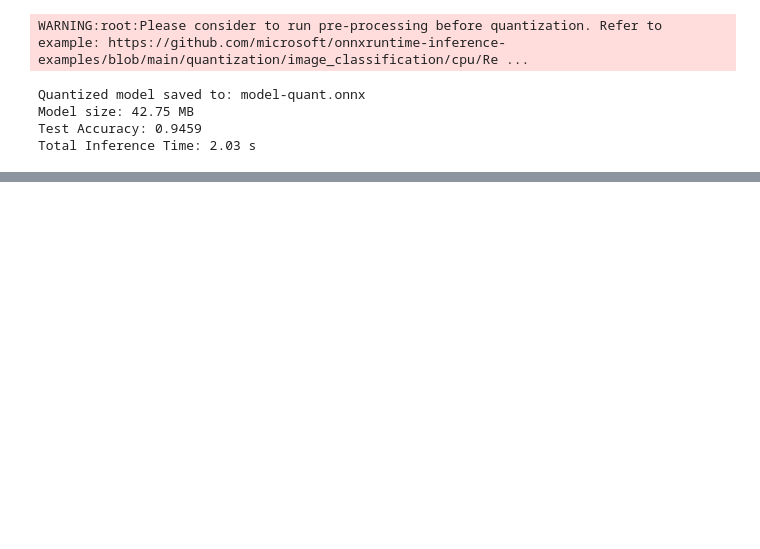
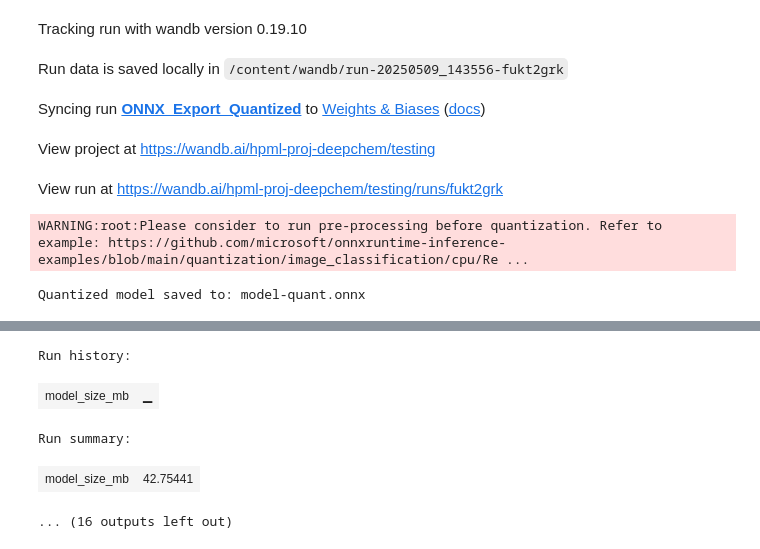
Before and after one commit to ab4972/DeepChem-Model-Optimization, a Jupyter notebook: Quantized_LoRA.ipynb, the cells around one changed output, grey strips where cells are left out. Drawn from its saved outputs; the diff is of its cells as text; code cells hidden in the pictures; blank space fills up the shorter version.

```diff
--- a/Quantized_LoRA.ipynb
+++ b/Quantized_LoRA.ipynb
@@ -203,5 +287,19 @@ def export(model, tokenizer, save_path, quantize=False):
 # %%
 def evaluate_onnx_model(onnx_path):
+
+    # Initialize wandb run
+    is_quantized = "quant" in onnx_path
+    run_name = "Evaluation_Quantized" if is_quantized else "Evaluation_Baseline_Not_Quantized"
+    wandb.init(
+        project="testing",
+        entity="hpml-proj-deepchem",
+        name=run_name,
+        config={
+            "model_path": onnx_path,
+            "quantized": is_quantized
+        }
+    )
+
     session = ort.InferenceSession(onnx_path)
 
     test_dataset = ClinToxDataset("clintox", tokenizer, split="test", max_length=MAX_LENGTH)
@@ -232,12 +330,22 @@ def evaluate_onnx_model(onnx_path):
         all_labels.extend(labels)
 
     end_time = time.time()
-    total_time = end_time - start_time
+    total_time = round(end_time - start_time, 2)
 
-    acc = accuracy_score(all_labels, all_preds)
+    acc = round(accuracy_score(all_labels, all_preds), 4)
 
-    print(f"Test Accuracy: {acc:.4f}")
-    print(f"Total Inference Time: {total_time:.2f} s")
+    print(f"Test Accuracy: {acc}")
+    print(f"Total Inference Time: {total_time} s")
+
+    # Log metrics
+    wandb.log({
+        "test_accuracy": acc,
+        "inference_time": total_time
+    })
+
+    wandb.finish()
+
+    return acc, total_time
 # %%
 tokenizer = AutoTokenizer.from_pretrained(MODEL_NAME)
 model = setup_lora_model(MODEL_NAME)
@@ -258,10 +410,12 @@ Total Inference Time: 5.82 s
 # %%
-export(trained_model, tokenizer, save_path="model-quant.onnx", quantize=True)
+quantized_size = export(trained_model, tokenizer, save_path="model-quant.onnx", quantize=True)
 
-evaluate_onnx_model("model-quant.onnx")
+quantized_acc, quantized_time = evaluate_onnx_model("model-quant.onnx")
 # %% [output]
+Tracking run with wandb version 0.19.10
+Run data is saved locally in /content/wandb/run-20250509_143556-fukt2grk
+Syncing run ONNX_Export_Quantized to Weights & Biases (docs)
+View project at https://wandb.ai/hpml-proj-deepchem/testing
+View run at https://wandb.ai/hpml-proj-deepchem/testing/runs/fukt2grk
 WARNING:root:Please consider to run pre-processing before quantization. Refer to example: https://github.com/microsoft/onnxruntime-inference-examples/blob/main/quantization/image_classification/cpu/Re ...
 Quantized model saved to: model-quant.onnx
-Model size: 42.75 MB
-Test Accuracy: 0.9459
-Total Inference Time: 2.03 s
@@ -267,0 +423,5 @@ Total Inference Time: 2.03 s
+Run history:
+| model_size_mb | ▁ |
+Run summary:
+| model_size_mb | 42.75441 |
+... (16 outputs left out)
```
Also changed, not shown: parts of 12 cells of this notebook.
